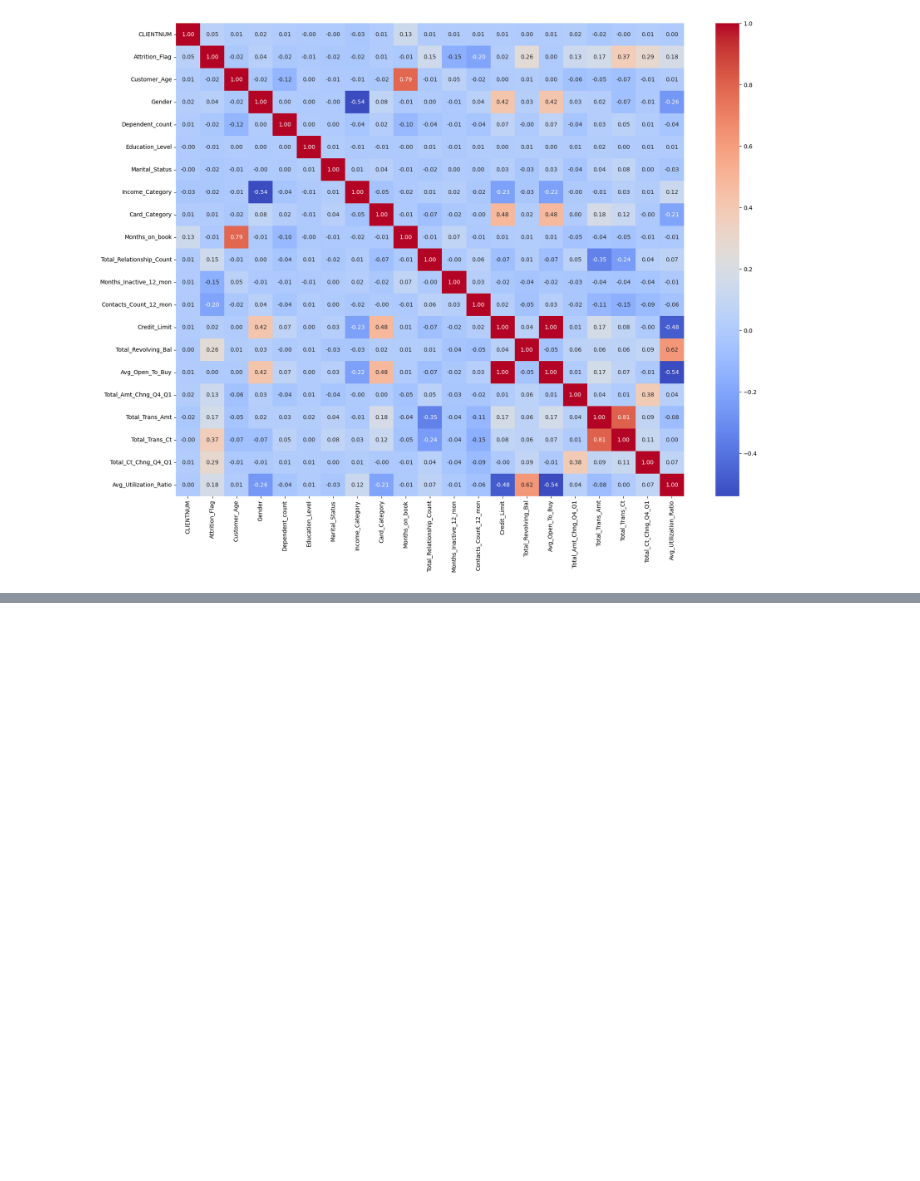
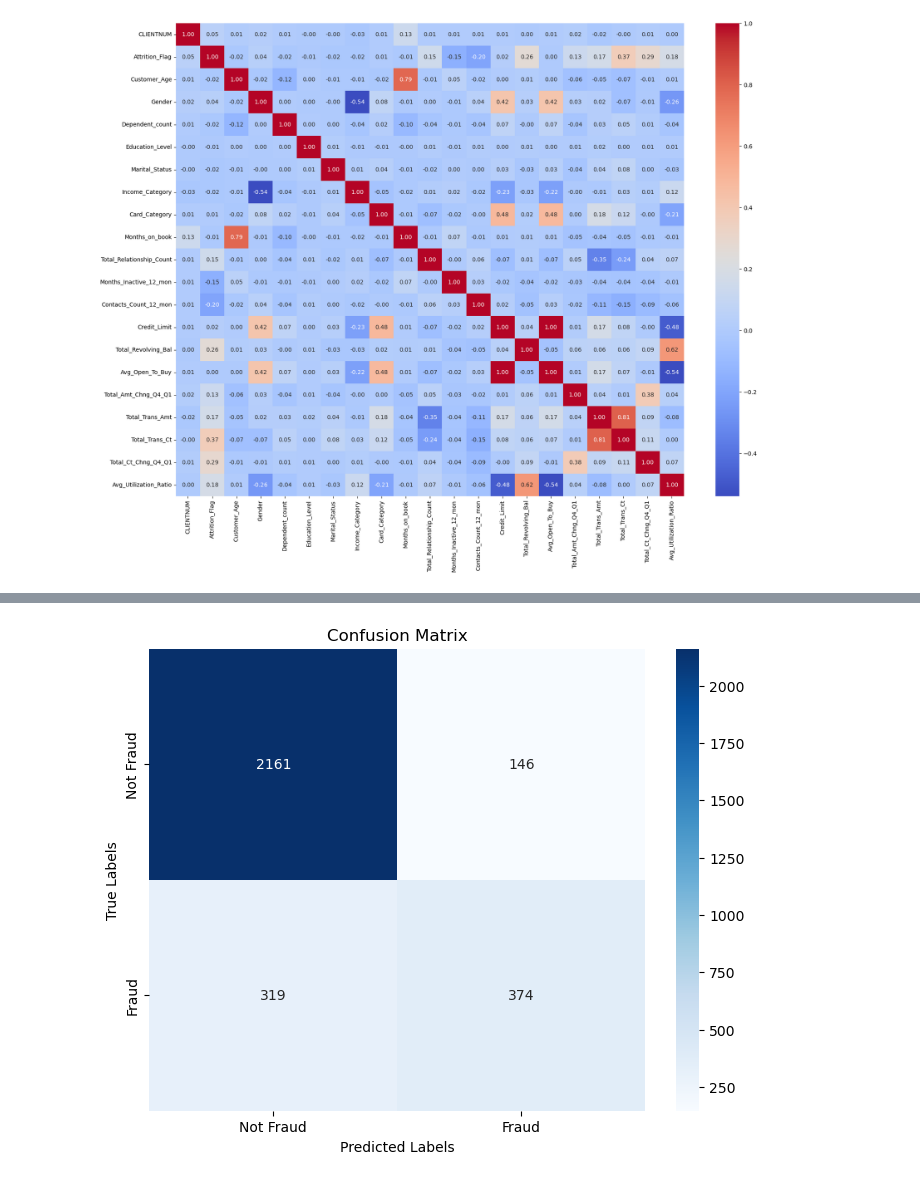
Before and after one commit to rachelletwq/inf2008-grp9-project, a Jupyter notebook: BankFraud.ipynb, the cells around one changed output, grey strips where cells are left out. Drawn from its saved outputs; the diff is of its cells as text; code cells hidden in the pictures; blank space fills up the shorter version.

Commit message:
Base Logistic Regression done for account data

```diff
--- a/BankFraud.ipynb
+++ b/BankFraud.ipynb
@@ -245,3 +284,16 @@ sns.heatmap(churn_dataset.corr(), annot=True, cmap='coolwarm', fmt='.2f')
 plt.show()
 # %% [output]
 [figure]
+# %%
+Xacc = account_dataset.drop(['IsFraud'], axis=1)
+Yacc = account_dataset['IsFraud']
+
+Xacc_train, Xacc_test, Yacc_train, Yacc_test = model_selection.train_test_split(Xacc, Yacc, test_size=0.3, random_state=1)
+# %%
+sc = StandardScaler()
+Xacc_train = sc.fit_transform(Xacc_train)
+Xacc_test = sc.transform(Xacc_test)
+
+LogReg = linear_model.LogisticRegression()
+LogReg.fit(Xacc_train, Yacc_train)
+Yacc_log = LogReg.predict(Xacc_test)
@@ -247,0 +317,8 @@ plt.show()
+# %%
+accuracy = accuracy_score(Yacc_test, Yacc_log) # Accuracy classification score
+report = classification_report(Yacc_test, Yacc_log) # Build a text report showing the main classification metrics
+conf_matrix = confusion_matrix(Yacc_test, Yacc_log) # Compute confusion matrix to evaluate the accuracy of a classification
+
+print("Validation Accuracy:", accuracy)
+print("\nClassification Report:\n", report)
+print("\nConfusion Matrix:\n", conf_matrix)
@@ -247,0 +342,15 @@ plt.show()
+# %%
+# Define labels for the heatmap
+labels = ['Not Fraud', 'Fraud']
+
+# Create the heatmap
+plt.figure(figsize=(8, 6))
+sns.heatmap(conf_matrix, annot=True, fmt='d', cmap='Blues', xticklabels=labels, yticklabels=labels)
+
+# Add titles and labels
+plt.title('Confusion Matrix')
+plt.xlabel('Predicted Labels')
+plt.ylabel('True Labels')
+plt.show()
+# %% [output]
+[figure, added]
```
Also changed, not shown: parts of 6 cells of this notebook.
